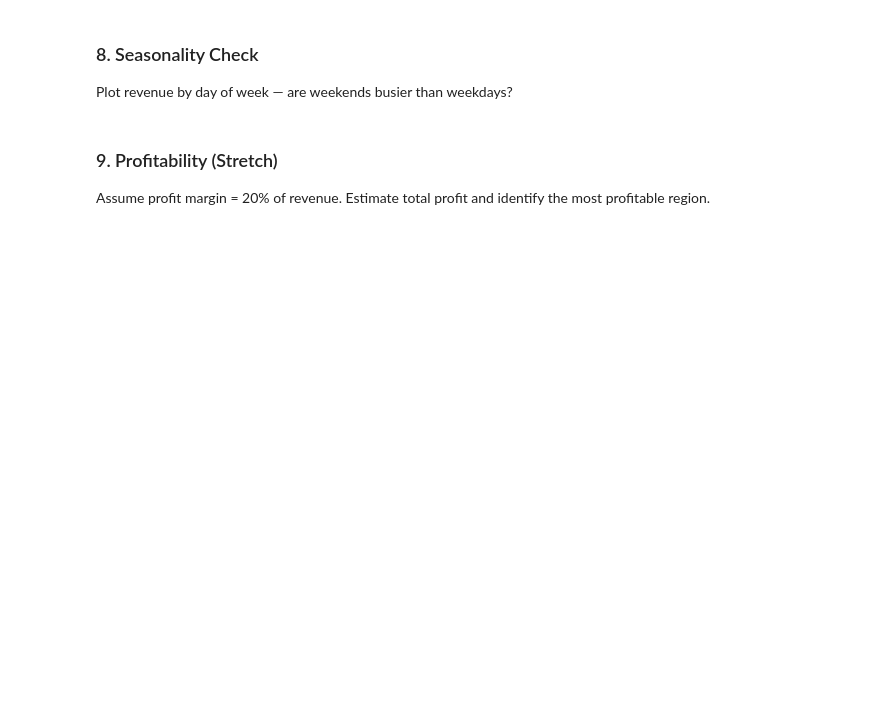
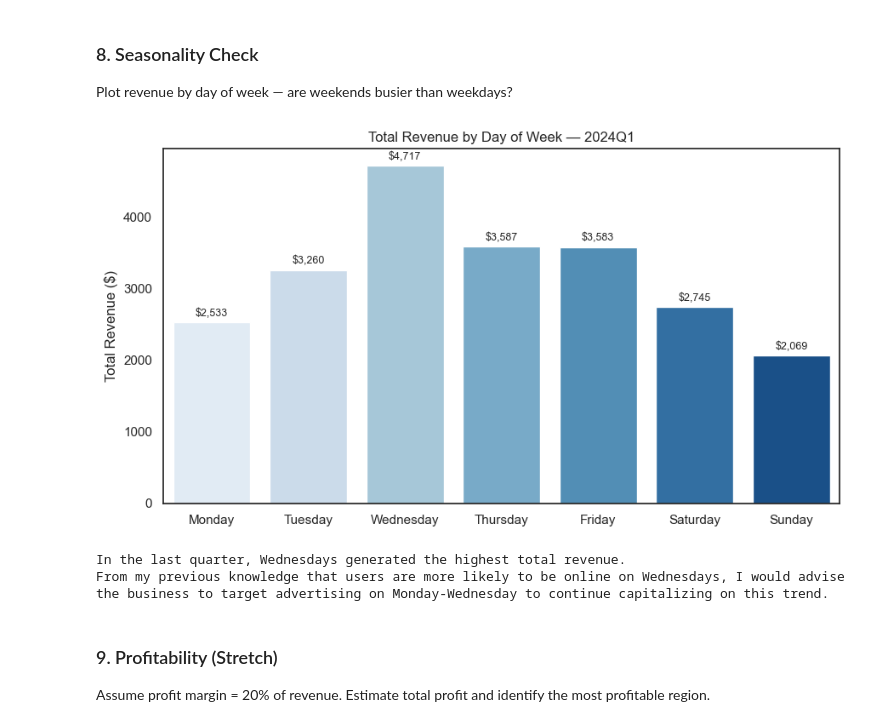
Before and after one commit to RossNeyman/ds-fall-2025-fri-0630, a Jupyter notebook: Week-06-Business-Stats-Analytics/exercise/ross-neyman-exercise-week-06.ipynb, the cells around one changed output. Drawn from its saved outputs; the diff is of its cells as text; code cells hidden in the pictures; blank space fills up the shorter version.

```diff
--- a/Week-06-Business-Stats-Analytics/exercise/ross-neyman-exercise-week-06.ipynb
+++ b/Week-06-Business-Stats-Analytics/exercise/ross-neyman-exercise-week-06.ipynb
@@ -664,7 +875,83 @@ What percentage of orders use each payment method? Does any payment method corre
 ### 8. Seasonality Check
 Plot revenue by day of week — are weekends busier than weekdays?
 # %%
-# Your code here
+# Ensure data is available
+try:
+    data
+except NameError:
+    import pandas as pd
+    import numpy as np
+    try:
+        data = pd.read_csv('ecommerce_data.csv')
+    except FileNotFoundError:
+        raise FileNotFoundError("ecommerce_data.csv not found. Please run the 'Dataset Setup' cell at the top of the notebook, then rerun this cell.")
+
+import pandas as pd
+import numpy as np
+import seaborn as sns
+import matplotlib.pyplot as plt
+
+# Ensure proper datetime
+data = data.copy()
+data['order_date'] = pd.to_datetime(data['order_date'])
+
+# Focus on the most recent complete quarter (consistent with earlier questions)
+monthly_presence = (
+    data.assign(month=data['order_date'].dt.to_period('M'), q=data['order_date'].dt.to_period('Q'))
+        .groupby('q', observed=True)['month'].nunique()
+)
+complete_quarters = monthly_presence[monthly_presence >= 3].index
+last_quarter = complete_quarters.max() if len(complete_quarters) else data['order_date'].dt.to_period('Q').max()
+
+mask_last_q = data['order_date'].dt.to_period('Q') == last_quarter
+data_lq = data.loc[mask_last_q].copy()
+
+# Day-of-week with a fixed order
+days_order = ['Monday', 'Tuesday', 'Wednesday', 'Thursday', 'Friday', 'Saturday', 'Sunday']
+dtype_days = pd.CategoricalDtype(categories=days_order, ordered=True)
+data_lq['day_of_week'] = data_lq['order_date'].dt.day_name().astype(dtype_days)
+
+# Aggregate revenue and order counts by day of week
+dow_stats = (
+    data_lq.groupby('day_of_week', observed=True)
+        .agg(
+            total_revenue=('revenue', 'sum'),
+            orders=('order_id', 'count'),
+            avg_revenue_per_order=('revenue', 'mean')
+        )
+        .reset_index()
+        .sort_values('day_of_week')
+)
+
+# Visualization — Total revenue by day of week (no grid)
+sns.set(style='white')
+fig, ax = plt.subplots(figsize=(9, 5))
+palette = sns.color_palette('Blues', n_colors=len(days_order))
+try:
+    sns.barplot(data=dow_stats, x='day_of_week', y='total_revenue', hue='day_of_week', palette=palette, ax=ax, legend=False)
+except TypeError:
+    sns.barplot(data=dow_stats, x='day_of_week', y='total_revenue', hue='day_of_week', palette=palette, ax=ax)
+    leg = ax.get_legend()
+    if leg:
+        leg.remove()
+ax.set_title(f'Total Revenue by Day of Week — {str(last_quarter)}')
+ax.set_xlabel('')
+ax.set_ylabel('Total Revenue ($)')
+ax.grid(False)
+
+# Annotate bars with dollar values
+for p, v in zip(ax.patches, dow_stats['total_revenue'].values):
+    ax.annotate(f"${v:,.0f}", (p.get_x() + p.get_width()/2, v), ha='center', va='bottom', fontsize=9, xytext=(0,3), textcoords='offset points')
+plt.tight_layout()
+plt.show()
+
+insight = """In the last quarter, Wednesdays generated the highest total revenue.
+From my previous knowledge that users are more likely to be online on Wednesdays, I would advise the business to target advertising on Monday-Wednesday to continue capitalizing on this trend."""
+print(insight)
+# %% [output]
+[figure, added]
+In the last quarter, Wednesdays generated the highest total revenue.
+From my previous knowledge that users are more likely to be online on Wednesdays, I would advise the business to target advertising on Monday-Wednesday to continue capitalizing on this trend.
 # %% [markdown]
 ### 9. Profitability (Stretch)
 Assume profit margin = 20% of revenue. Estimate total profit and identify the most profitable region.
```
Also changed, not shown: parts of 5 cells of this notebook.
